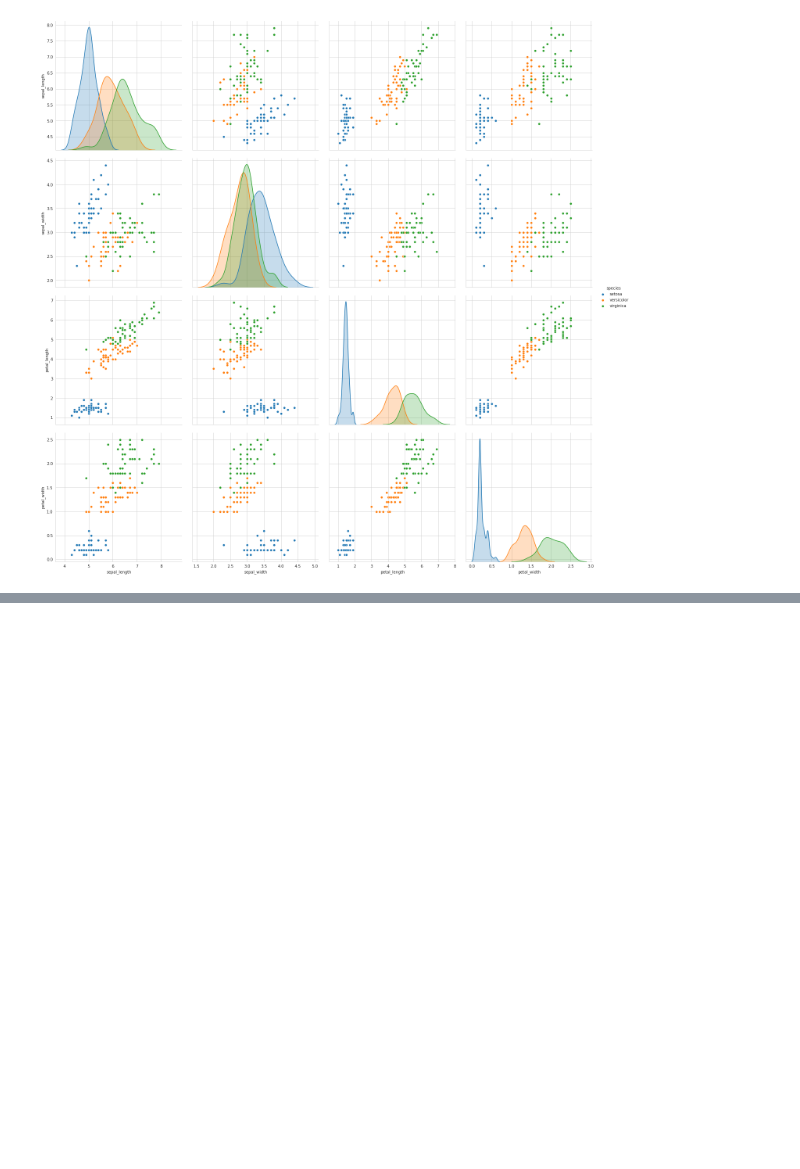
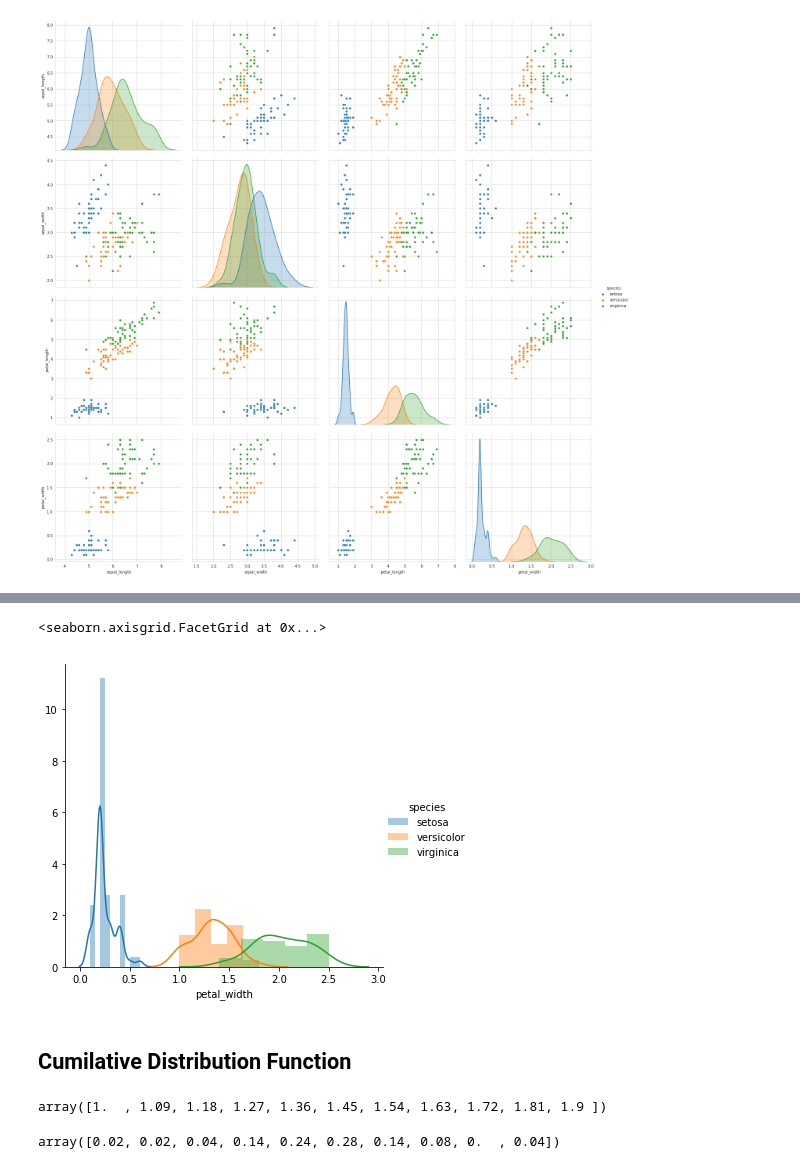
Before and after one commit to ashishpatel26/MachineLearningTraining, a Jupyter notebook: aic_practice/Exploratory Data Analysis.ipynb, the cells around one changed output, grey strips where cells are left out. Saved outputs shown, nothing was run; the diff lists cells and outputs as text; code cells hidden in the pictures; blank space fills up the shorter version.

```diff
--- a/aic_practice/Exploratory Data Analysis.ipynb
+++ b/aic_practice/Exploratory Data Analysis.ipynb
@@ -48,0 +67,7 @@ plt.show()
+# %%
+sns.FacetGrid(iris, hue='species', height=5).map(sns.distplot, 'petal_width').add_legend()
+# %% [output]
+<seaborn.axisgrid.FacetGrid at 0x...>
+[figure, added]
+# %% [markdown]
+## Cumilative Distribution Function
@@ -48,0 +76,4 @@ plt.show()
+# %%
+bin_edges
+# %% [output]
+array([1.  , 1.09, 1.18, 1.27, 1.36, 1.45, 1.54, 1.63, 1.72, 1.81, 1.9 ])
@@ -48,0 +82,4 @@ plt.show()
+# %%
+pdf
+# %% [output]
+array([0.02, 0.02, 0.04, 0.14, 0.24, 0.28, 0.14, 0.08, 0.  , 0.04])
```
Also changed, not shown: parts of 18 cells of this notebook, 1 other file.
